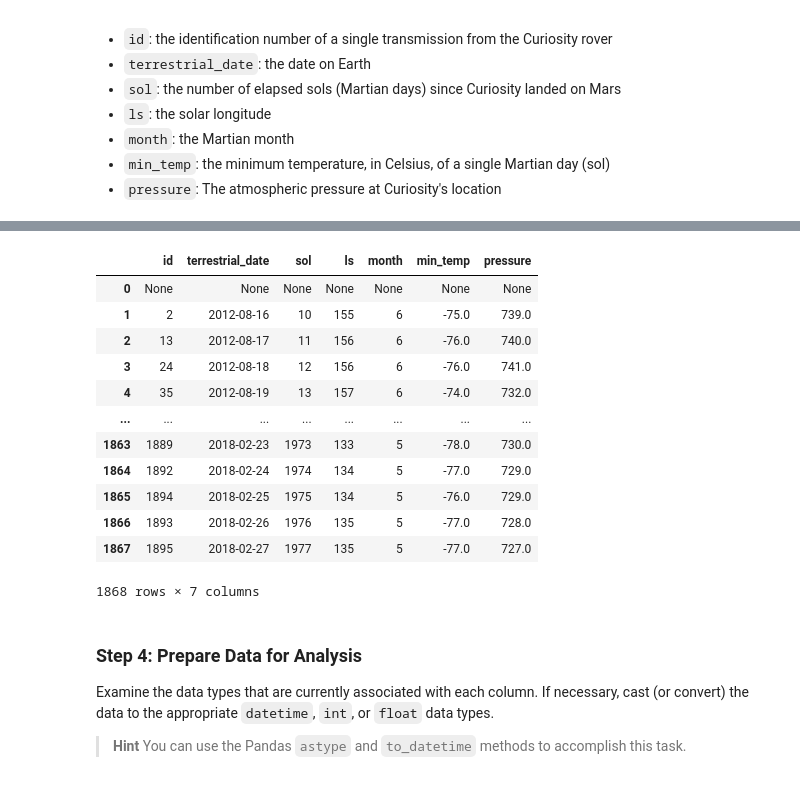
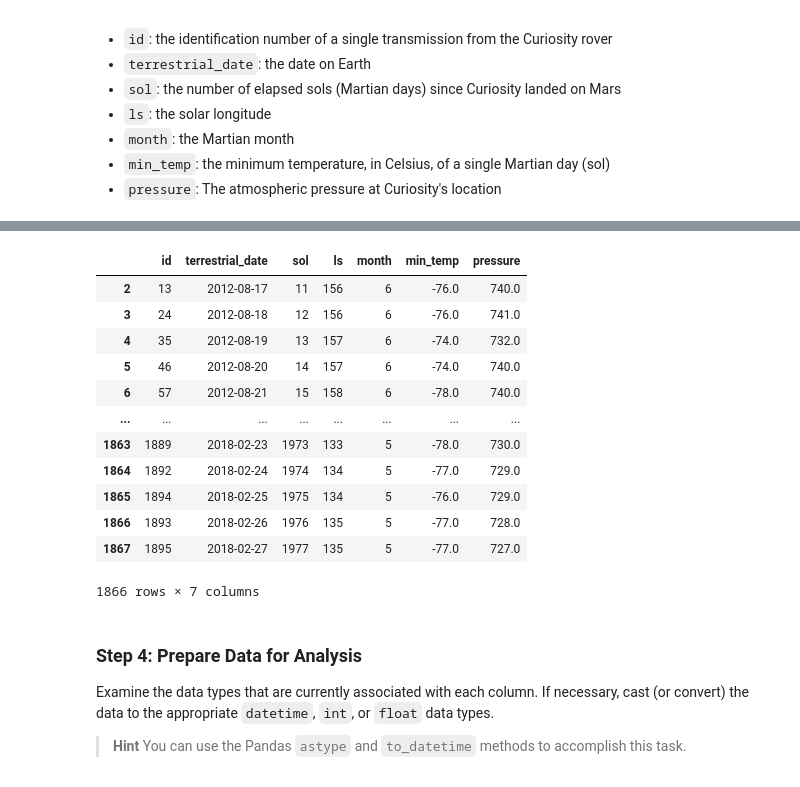
Before and after one commit to GabrielaCLopez/mars-data-scrape-challenge, a Jupyter notebook: MarsWeather/part_2_mars_weather.ipynb, the cells around one changed output, grey strips where cells are left out. Saved outputs shown, nothing was run; the diff lists cells and outputs as text; code cells hidden in the pictures.

Commit message:
changed data types

```diff
--- a/MarsWeather/part_2_mars_weather.ipynb
+++ b/MarsWeather/part_2_mars_weather.ipynb
@@ -109,20 +109,25 @@ mars_df=pd.DataFrame(mars_data, columns=['id', 'terrestrial_date', 'sol', 'ls',
 # %%
 # Confirm DataFrame was created successfully
 mars_df
+
+# Dropped first row of data
+mars_df=mars_df.iloc[1:, :]
+
+mars_df
 # %% [output]
 |  | id | terrestrial_date | sol | ls | month | min_temp | pressure |
-| 0 | None | None | None | None | None | None | None |
-| 1 | 2 | 2012-08-16 | 10 | 155 | 6 | -75.0 | 739.0 |
 | 2 | 13 | 2012-08-17 | 11 | 156 | 6 | -76.0 | 740.0 |
 | 3 | 24 | 2012-08-18 | 12 | 156 | 6 | -76.0 | 741.0 |
 | 4 | 35 | 2012-08-19 | 13 | 157 | 6 | -74.0 | 732.0 |
+| 5 | 46 | 2012-08-20 | 14 | 157 | 6 | -74.0 | 740.0 |
+| 6 | 57 | 2012-08-21 | 15 | 158 | 6 | -78.0 | 740.0 |
 | ... | ... | ... | ... | ... | ... | ... | ... |
 | 1863 | 1889 | 2018-02-23 | 1973 | 133 | 5 | -78.0 | 730.0 |
 | 1864 | 1892 | 2018-02-24 | 1974 | 134 | 5 | -77.0 | 729.0 |
 | 1865 | 1894 | 2018-02-25 | 1975 | 134 | 5 | -76.0 | 729.0 |
 | 1866 | 1893 | 2018-02-26 | 1976 | 135 | 5 | -77.0 | 728.0 |
 | 1867 | 1895 | 2018-02-27 | 1977 | 135 | 5 | -77.0 | 727.0 |
-1868 rows × 7 columns
+1866 rows × 7 columns
 # %% [markdown]
 ### Step 4: Prepare Data for Analysis
 
```
Also changed, not shown: parts of 1 cell of this notebook.
